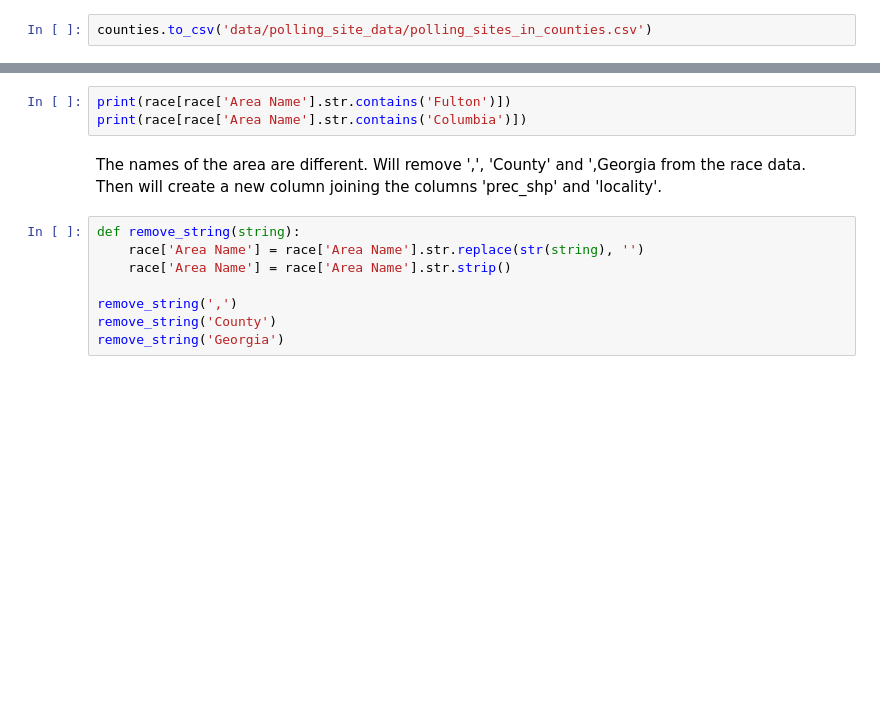
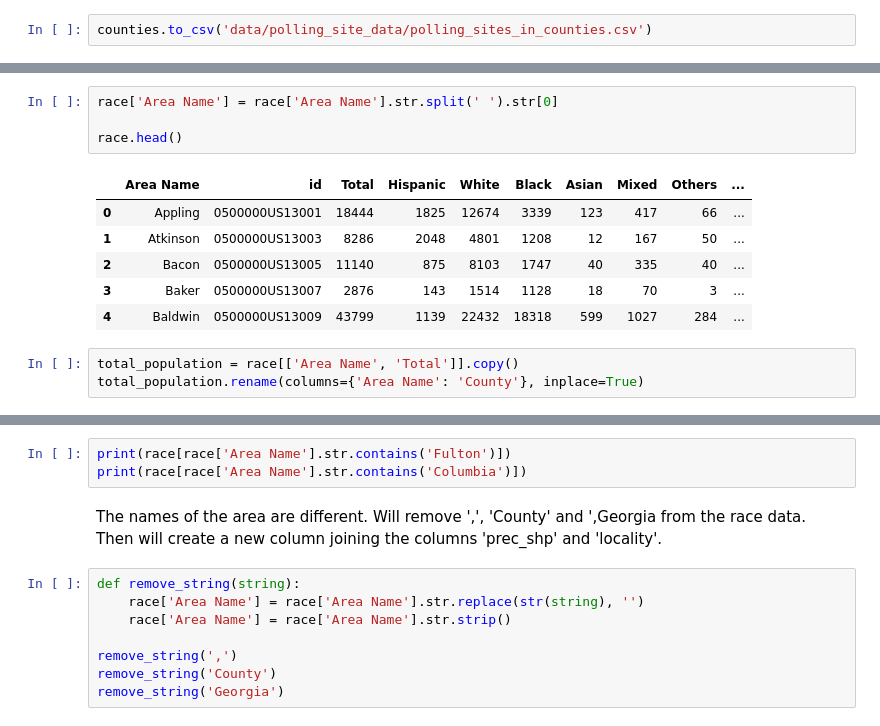
Before and after one commit to zzoeys/freecakefridays, a Jupyter notebook: data-preparation.ipynb, the cells around one changed output, grey strips where cells are left out. Saved outputs shown, nothing was run; the diff lists cells and outputs as text; blank space fills up the shorter version.

```diff
--- a/data-preparation.ipynb
+++ b/data-preparation.ipynb
@@ -91,0 +234,14 @@ counties.to_csv('data/polling_site_data/polling_sites_in_counties.csv')
+# %%
+race['Area Name'] = race['Area Name'].str.split(' ').str[0]
+
+race.head()
+# %% [output]
+|  | Area Name | id | Total | Hispanic | White | Black | Asian | Mixed | Others | ... |
+| 0 | Appling | 0500000US13001 | 18444 | 1825 | 12674 | 3339 | 123 | 417 | 66 | ... |
+| 1 | Atkinson | 0500000US13003 | 8286 | 2048 | 4801 | 1208 | 12 | 167 | 50 | ... |
+| 2 | Bacon | 0500000US13005 | 11140 | 875 | 8103 | 1747 | 40 | 335 | 40 | ... |
+| 3 | Baker | 0500000US13007 | 2876 | 143 | 1514 | 1128 | 18 | 70 | 3 | ... |
+| 4 | Baldwin | 0500000US13009 | 43799 | 1139 | 22432 | 18318 | 599 | 1027 | 284 | ... |
+# %%
+total_population = race[['Area Name', 'Total']].copy()
+total_population.rename(columns={'Area Name': 'County'}, inplace=True)
```
Also changed, not shown: parts of 34 cells of this notebook, 14 other files.
